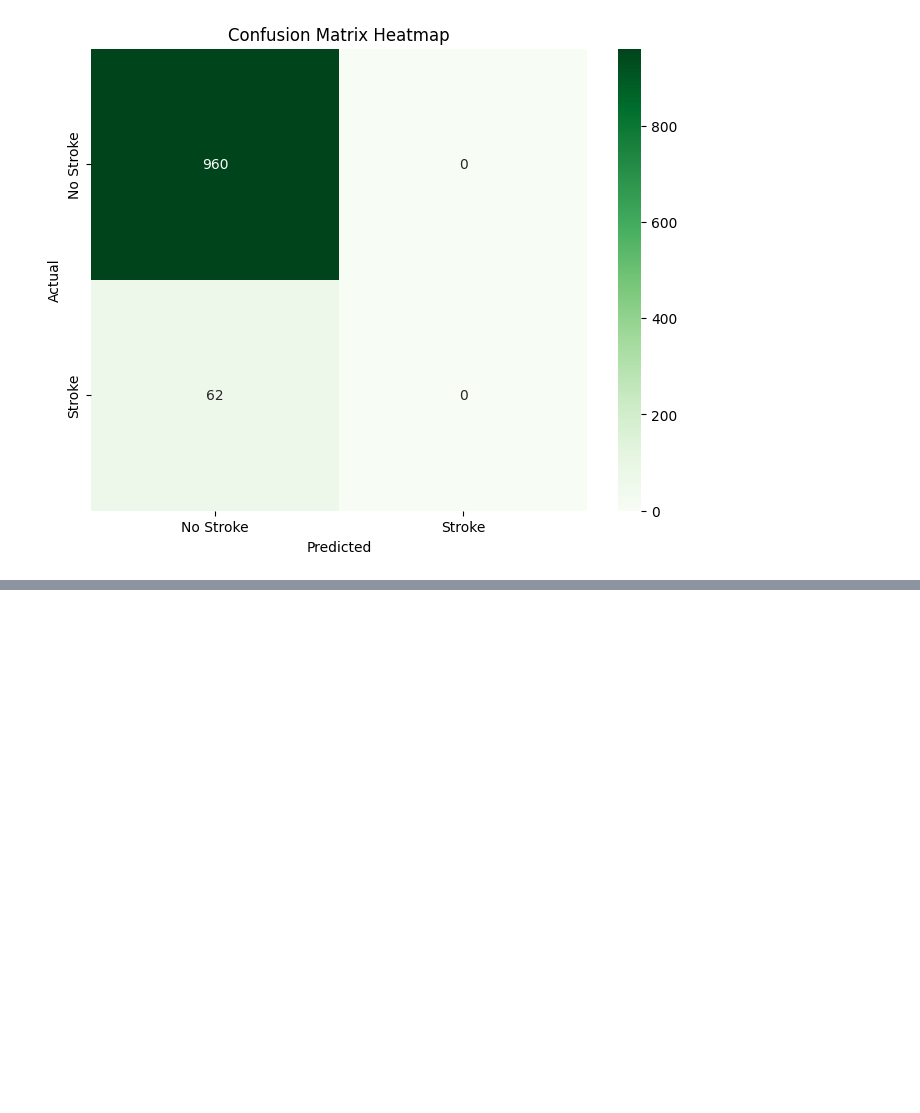
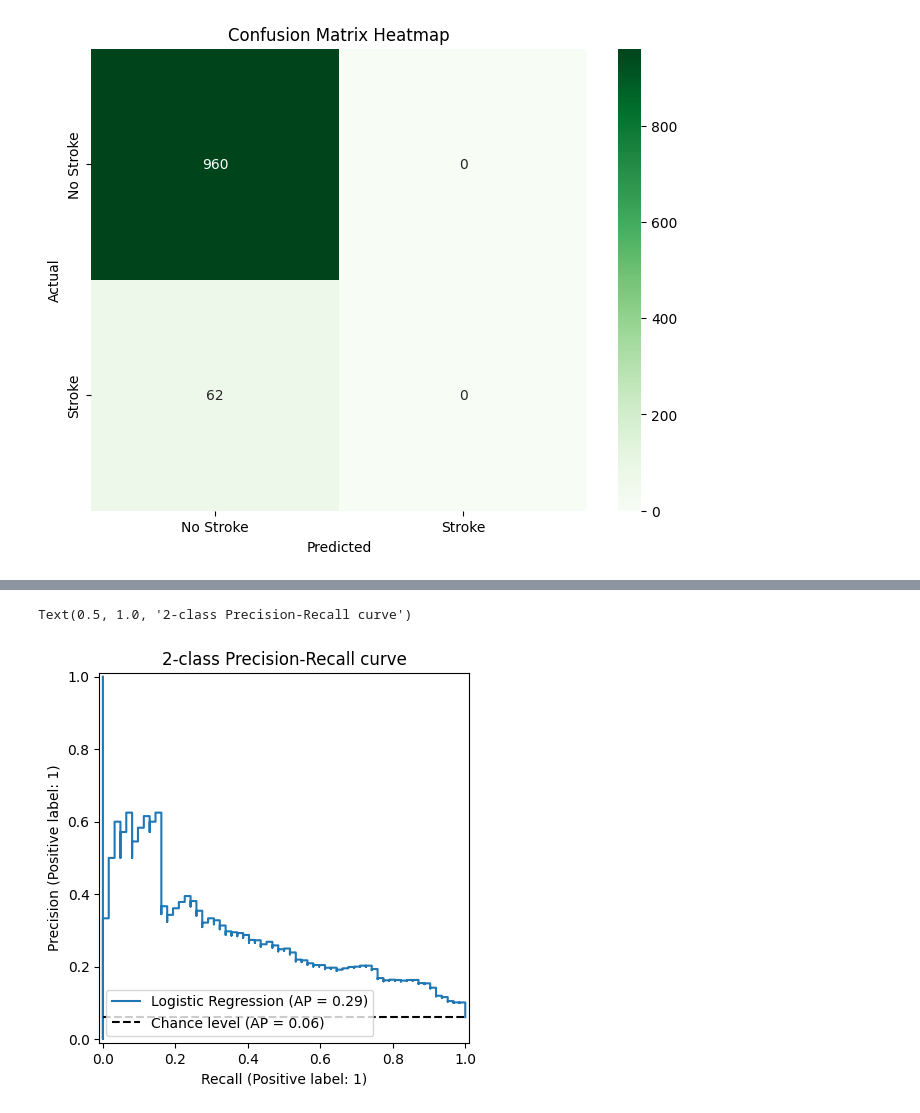
Before and after one commit to Kuldeep7k/Healthcare_Analysis_for_Stroke_Prediction, a Jupyter notebook: Healthcare Stroke Project.ipynb, the cells around one changed output, grey strips where cells are left out. Drawn from its saved outputs; the diff is of its cells as text; code cells hidden in the pictures; blank space fills up the shorter version.

```diff
--- a/Healthcare Stroke Project.ipynb
+++ b/Healthcare Stroke Project.ipynb
@@ -50,8 +51,8 @@ from sklearn.metrics import confusion_matrix
 import warnings
 warnings.filterwarnings("ignore")  # This will suppress warnings in the output
 # %%
-# Load healthcare-dataset-stroke-data.csv dataset into a pandas dataFrame
-df = pd.read_csv("healthcare-dataset-stroke-data.csv")
+# Load stroke_dataset.csv dataset into a pandas dataFrame
+df = pd.read_csv("stroke_dataset.csv")
 # %%
 # shows the top 5 records of the dataset
 df.head()
@@ -913,0 +927,9 @@ The Confusion Matrix shows that it is highly imbalanced, as it has 0 True Positi
+# %%
+from sklearn.metrics import PrecisionRecallDisplay
+
+display = PrecisionRecallDisplay.from_estimator(
+    log_reg_model, X_test, y_test, name="Logistic Regression", plot_chance_level=True)
+display.ax_.set_title("2-class Precision-Recall curve")
+# %% [output]
+Text(0.5, 1.0, '2-class Precision-Recall curve')
+[figure, added]
```
Also changed, not shown: parts of 6 cells of this notebook.
